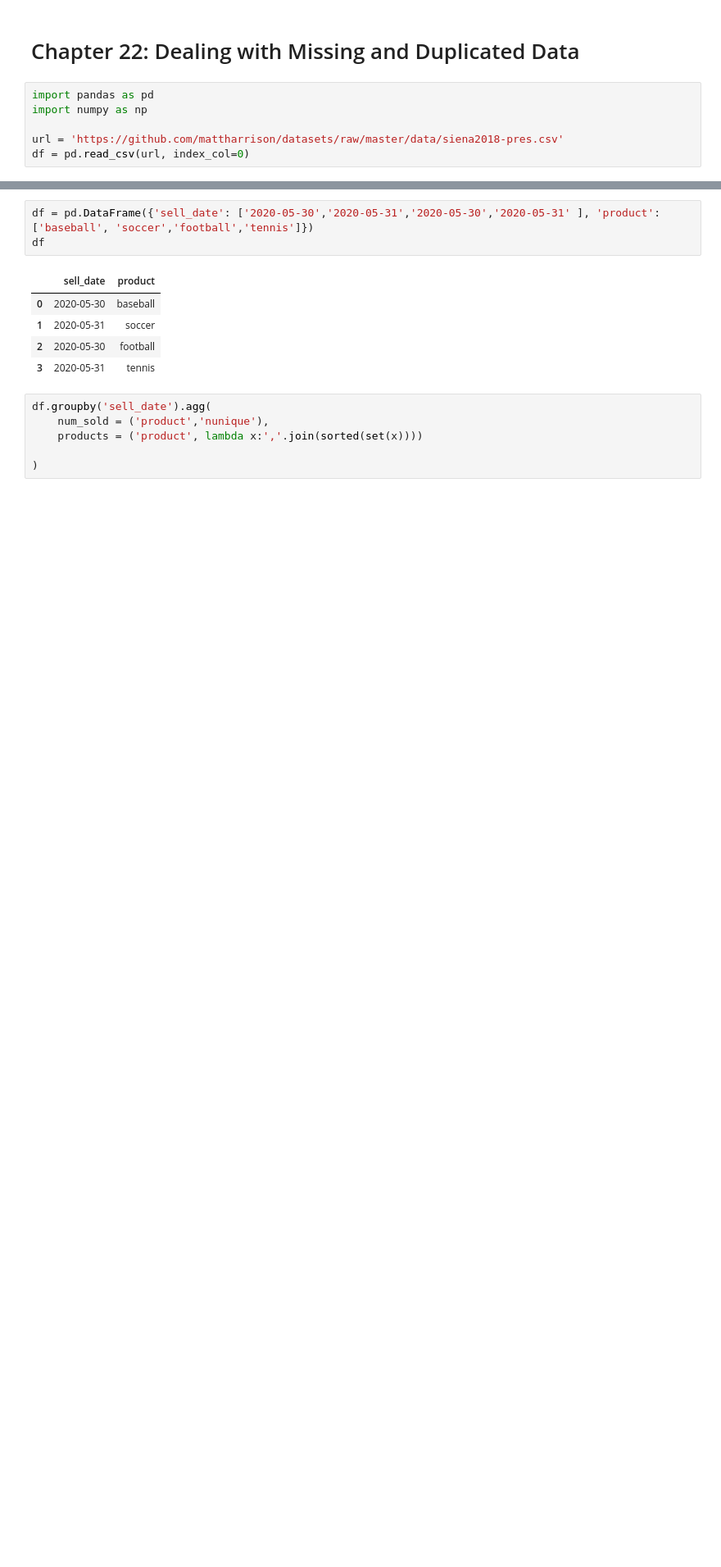
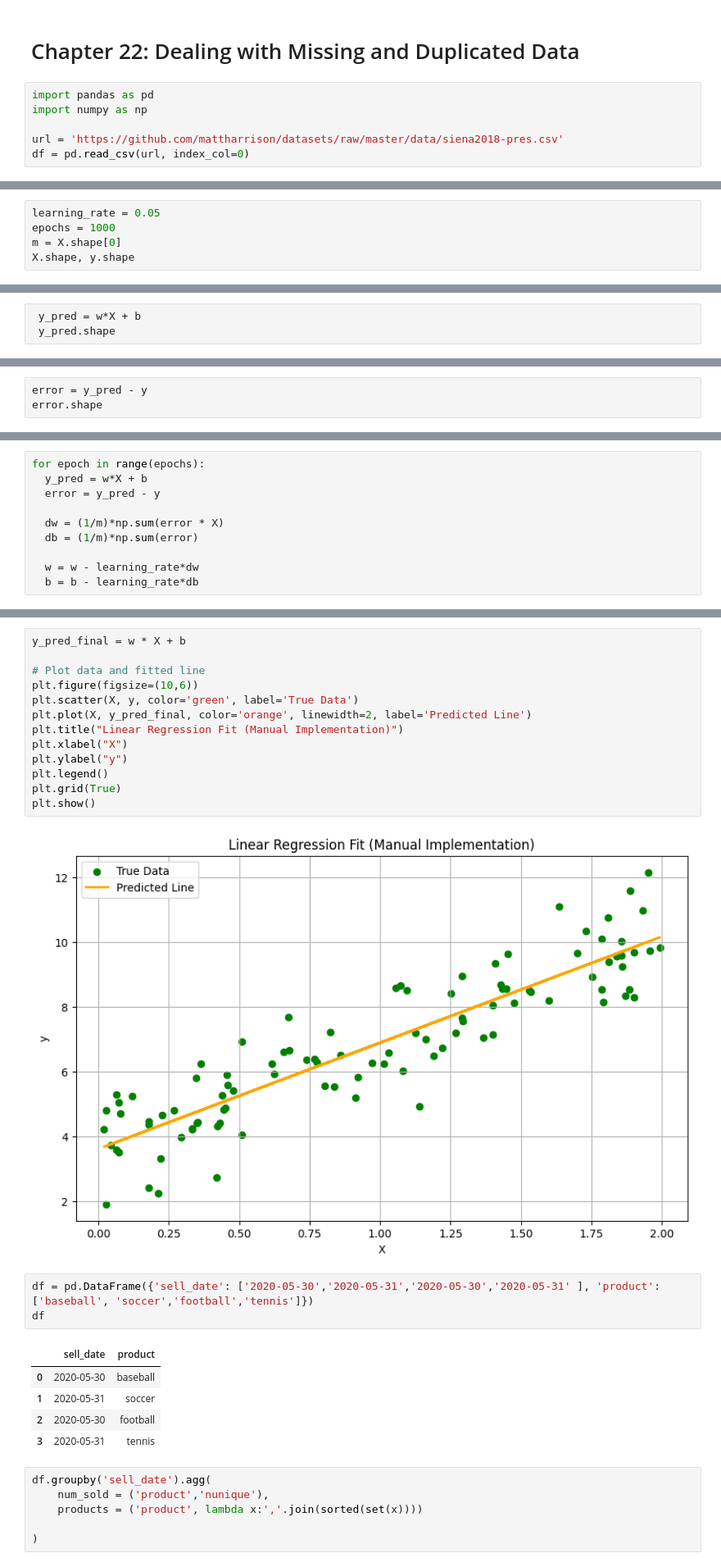
Before and after one commit to stevechengnyc/effective-pandas, a Jupyter notebook: 22-dealing-with-missing-and-duplicated-data.ipynb, the cells around one changed output, grey strips where cells are left out. Shown at 82% size. Saved outputs shown, nothing was run; the diff lists cells and outputs as text; blank space fills up the shorter version.

```diff
--- a/22-dealing-with-missing-and-duplicated-data.ipynb
+++ b/22-dealing-with-missing-and-duplicated-data.ipynb
@@ -8,0 +54,5 @@ df = pd.read_csv(url, index_col=0)
+# %%
+learning_rate = 0.05
+epochs = 1000
+m = X.shape[0]
+X.shape, y.shape
@@ -8,0 +88,3 @@ df = pd.read_csv(url, index_col=0)
+# %%
+ y_pred = w*X + b
+ y_pred.shape
@@ -8,0 +93,3 @@ df = pd.read_csv(url, index_col=0)
+# %%
+error = y_pred - y
+error.shape
@@ -8,0 +102,10 @@ df = pd.read_csv(url, index_col=0)
+# %%
+for epoch in range(epochs):
+  y_pred = w*X + b
+  error = y_pred - y
+
+  dw = (1/m)*np.sum(error * X)
+  db = (1/m)*np.sum(error)
+
+  w = w - learning_rate*dw
+  b = b - learning_rate*db
@@ -9,3 +124,18 @@ df = pd.read_csv(url, index_col=0)
+# %%
+y_pred_final = w * X + b
+
+# Plot data and fitted line
+plt.figure(figsize=(10,6))
+plt.scatter(X, y, color='green', label='True Data')
+plt.plot(X, y_pred_final, color='orange', linewidth=2, label='Predicted Line')
+plt.title("Linear Regression Fit (Manual Implementation)")
+plt.xlabel("X")
+plt.ylabel("y")
+plt.legend()
+plt.grid(True)
+plt.show()
+# %% [output]
+[figure, added]
 # %%
 df = pd.DataFrame({'sell_date': ['2020-05-30','2020-05-31','2020-05-30','2020-05-31' ], 'product': ['baseball', 'soccer','football','tennis']})
 df
```
Also changed, not shown: parts of 14 cells of this notebook.
